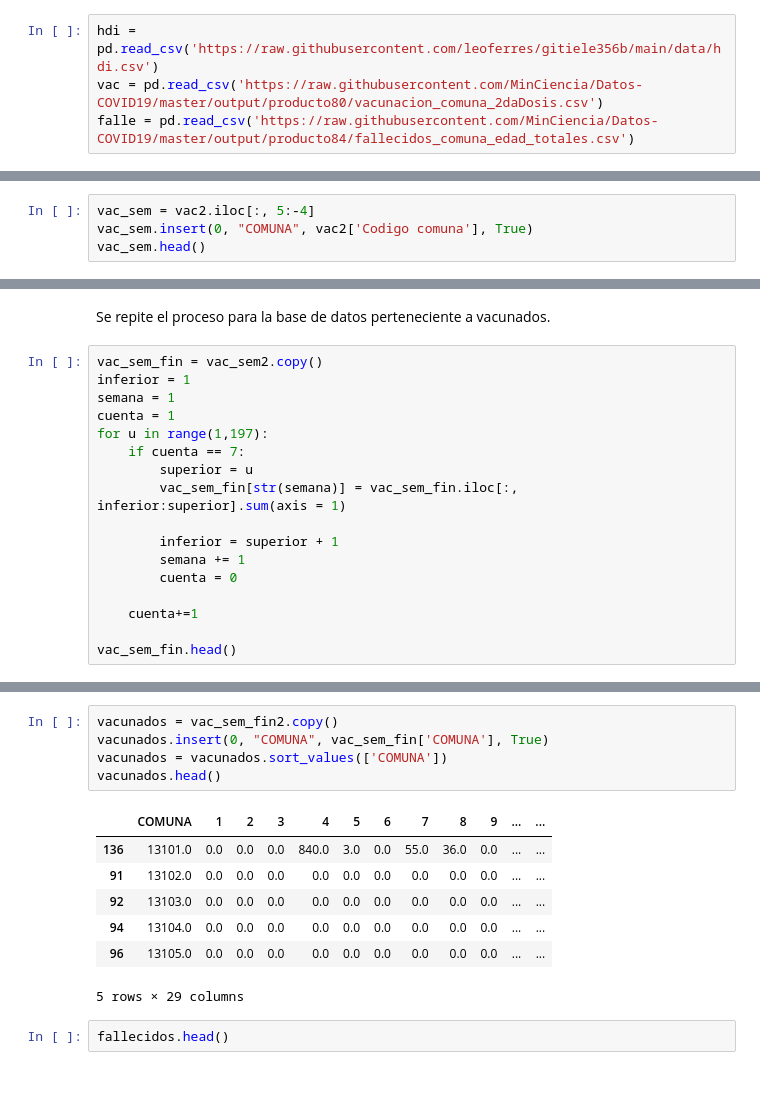
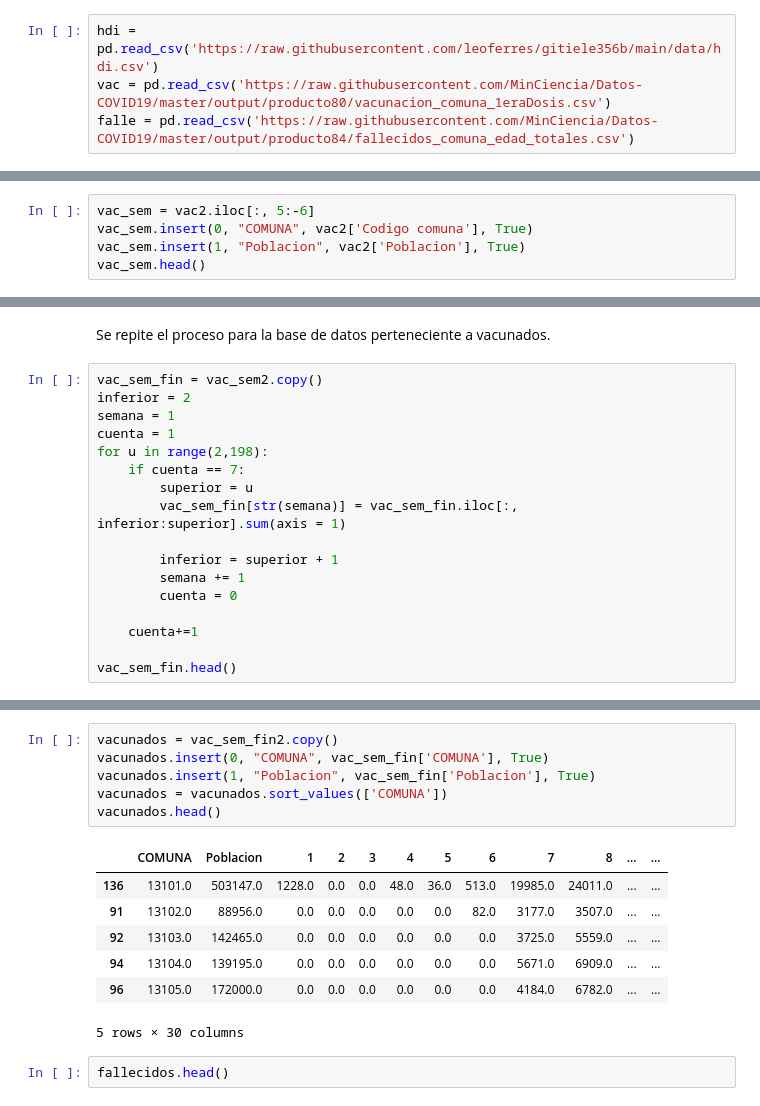
Before and after one commit to Seba-Duran/Tareas, a Jupyter notebook: Tarea3.ipynb, the cells around one changed output, grey strips where cells are left out. Saved outputs shown, nothing was run; the diff lists cells and outputs as text.

```diff
--- a/Tarea3.ipynb
+++ b/Tarea3.ipynb
@@ -12,7 +12,7 @@ import statsmodels.api as sm
 import numpy as np
 # %%
 hdi = pd.read_csv('https://raw.githubusercontent.com/leoferres/gitiele356b/main/data/hdi.csv')
-vac = pd.read_csv('https://raw.githubusercontent.com/MinCiencia/Datos-COVID19/master/output/producto80/vacunacion_comuna_2daDosis.csv')
+vac = pd.read_csv('https://raw.githubusercontent.com/MinCiencia/Datos-COVID19/master/output/producto80/vacunacion_comuna_1eraDosis.csv')
 falle = pd.read_csv('https://raw.githubusercontent.com/MinCiencia/Datos-COVID19/master/output/producto84/fallecidos_comuna_edad_totales.csv')
 # %% [markdown]
 # Pre-proceso y limpieza de datos
@@ -201,5 +211,6 @@ falle_sem.head()
 # %%
-vac_sem = vac2.iloc[:, 5:-4]
+vac_sem = vac2.iloc[:, 5:-6]
 vac_sem.insert(0, "COMUNA", vac2['Codigo comuna'], True)
+vac_sem.insert(1, "Poblacion", vac2['Poblacion'], True)
 vac_sem.head()
 # %% [output]
@@ -337,10 +346,10 @@ fallecidos.head()
 Se repite el proceso para la base de datos perteneciente a vacunados.
 # %%
 vac_sem_fin = vac_sem2.copy()
-inferior = 1
+inferior = 2
 semana = 1
 cuenta = 1
-for u in range(1,197):
+for u in range(2,198):
     if cuenta == 7:
         superior = u
         vac_sem_fin[str(semana)] = vac_sem_fin.iloc[:, inferior:superior].sum(axis = 1)
@@ -374,16 +383,17 @@ vac_sem_fin2.head()
 # %%
 vacunados = vac_sem_fin2.copy()
 vacunados.insert(0, "COMUNA", vac_sem_fin['COMUNA'], True)
+vacunados.insert(1, "Poblacion", vac_sem_fin['Poblacion'], True)
 vacunados = vacunados.sort_values(['COMUNA'])
 vacunados.head()
 # %% [output]
-|  | COMUNA | 1 | 2 | 3 | 4 | 5 | 6 | 7 | 8 | 9 | ... | ... |
-| 136 | 13101.0 | 0.0 | 0.0 | 0.0 | 840.0 | 3.0 | 0.0 | 55.0 | 36.0 | 0.0 | ... | ... |
-| 91 | 13102.0 | 0.0 | 0.0 | 0.0 | 0.0 | 0.0 | 0.0 | 0.0 | 0.0 | 0.0 | ... | ... |
-| 92 | 13103.0 | 0.0 | 0.0 | 0.0 | 0.0 | 0.0 | 0.0 | 0.0 | 0.0 | 0.0 | ... | ... |
-| 94 | 13104.0 | 0.0 | 0.0 | 0.0 | 0.0 | 0.0 | 0.0 | 0.0 | 0.0 | 0.0 | ... | ... |
-| 96 | 13105.0 | 0.0 | 0.0 | 0.0 | 0.0 | 0.0 | 0.0 | 0.0 | 0.0 | 0.0 | ... | ... |
+|  | COMUNA | Poblacion | 1 | 2 | 3 | 4 | 5 | 6 | 7 | 8 | ... | ... |
+| 136 | 13101.0 | 503147.0 | 1228.0 | 0.0 | 0.0 | 48.0 | 36.0 | 513.0 | 19985.0 | 24011.0 | ... | ... |
+| 91 | 13102.0 | 88956.0 | 0.0 | 0.0 | 0.0 | 0.0 | 0.0 | 82.0 | 3177.0 | 3507.0 | ... | ... |
+| 92 | 13103.0 | 142465.0 | 0.0 | 0.0 | 0.0 | 0.0 | 0.0 | 0.0 | 3725.0 | 5559.0 | ... | ... |
+| 94 | 13104.0 | 139195.0 | 0.0 | 0.0 | 0.0 | 0.0 | 0.0 | 0.0 | 5671.0 | 6909.0 | ... | ... |
+| 96 | 13105.0 | 172000.0 | 0.0 | 0.0 | 0.0 | 0.0 | 0.0 | 0.0 | 4184.0 | 6782.0 | ... | ... |
-5 rows × 29 columns
+5 rows × 30 columns
 # %%
 fallecidos.head()
 # %% [output]
```
Also changed, not shown: parts of 47 cells of this notebook.
